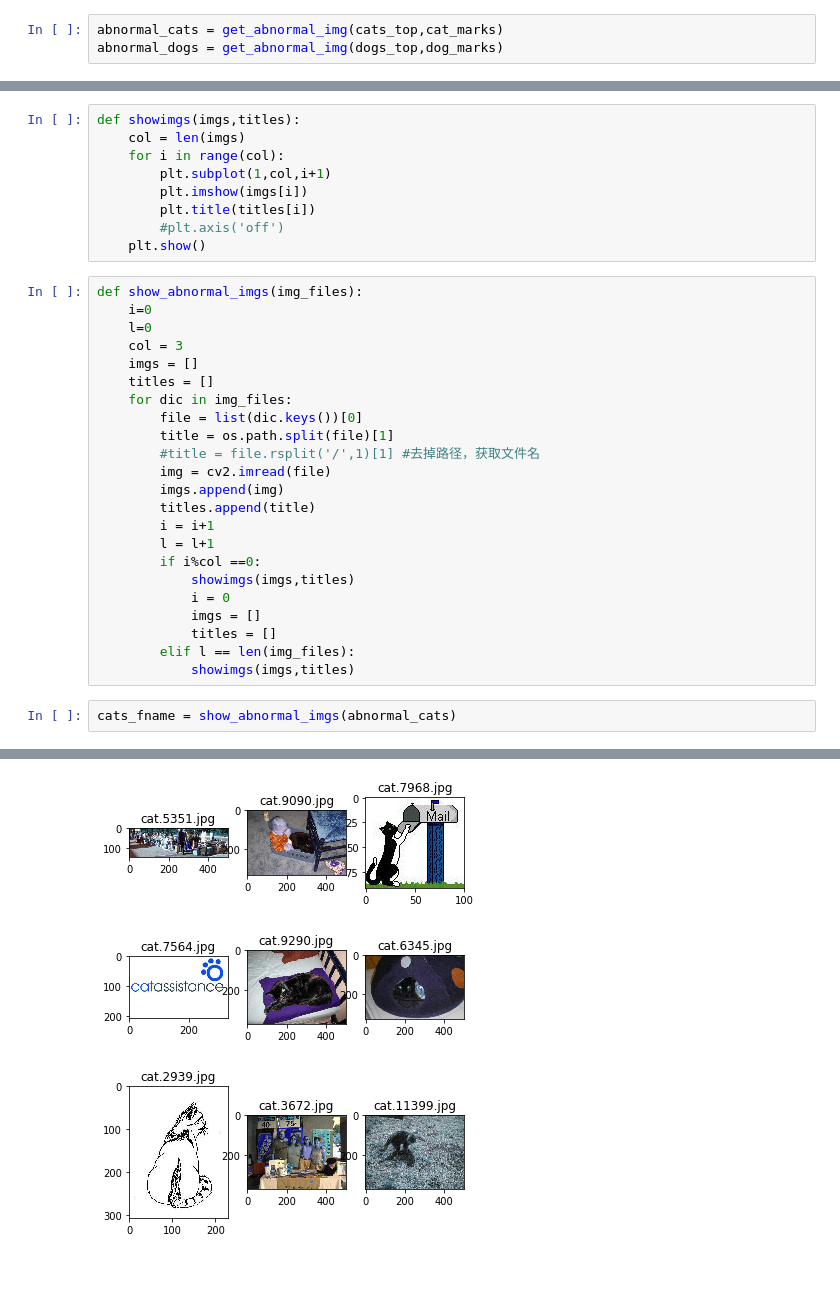
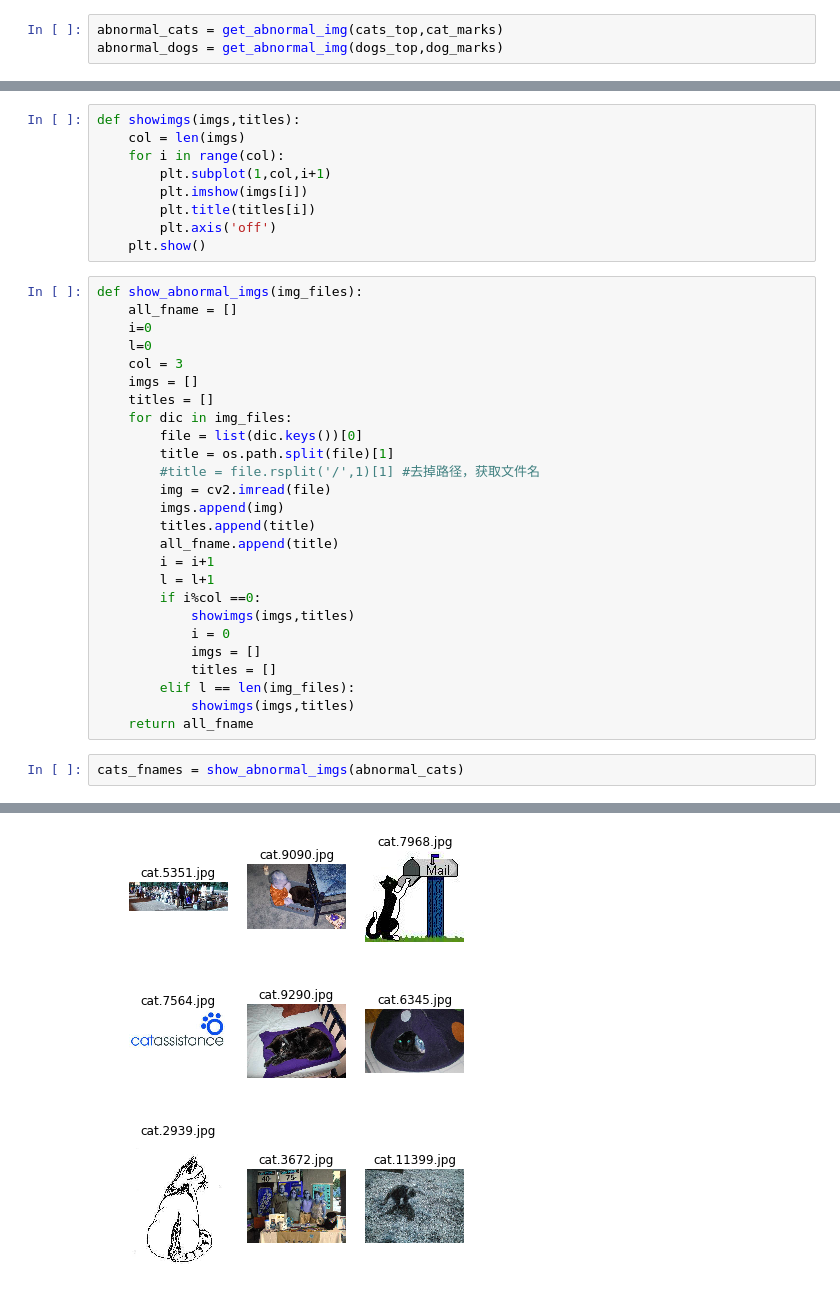
Before and after one commit to htliujy/capstone_dogs_vs_cats, a Jupyter notebook: 2_abnormal_img_detection.ipynb, the cells around one changed output, grey strips where cells are left out. Cells and saved outputs as stored; diff of their text form; blank space fills up the shorter version.

```diff
--- a/2_abnormal_img_detection.ipynb
+++ b/2_abnormal_img_detection.ipynb
@@ -202,10 +202,11 @@ def showimgs(imgs,titles):
         plt.subplot(1,col,i+1)
         plt.imshow(imgs[i])
         plt.title(titles[i])
-        #plt.axis('off')
+        plt.axis('off')
     plt.show()
 # %%
 def show_abnormal_imgs(img_files):
+    all_fname = []
     i=0
     l=0
     col = 3
@@ -218,6 +219,7 @@ def show_abnormal_imgs(img_files):
         img = cv2.imread(file)
         imgs.append(img)
         titles.append(title)
+        all_fname.append(title)
         i = i+1
         l = l+1
         if i%col ==0:
@@ -227,6 +229,7 @@ def show_abnormal_imgs(img_files):
             titles = []
         elif l == len(img_files):
             showimgs(imgs,titles)
+    return all_fname
 # %%
-cats_fname = show_abnormal_imgs(abnormal_cats)
+cats_fnames = show_abnormal_imgs(abnormal_cats)
 # %% [output]
@@ -234,3 +237,3 @@ cats_fname = show_abnormal_imgs(abnormal_cats)
-[figure, old version]
+[figure, new version]
-[figure, old version]
+[figure, new version]
-[figure, old version]
+[figure, new version]
```
Also changed, not shown: parts of 5 cells of this notebook, 8 other files.
